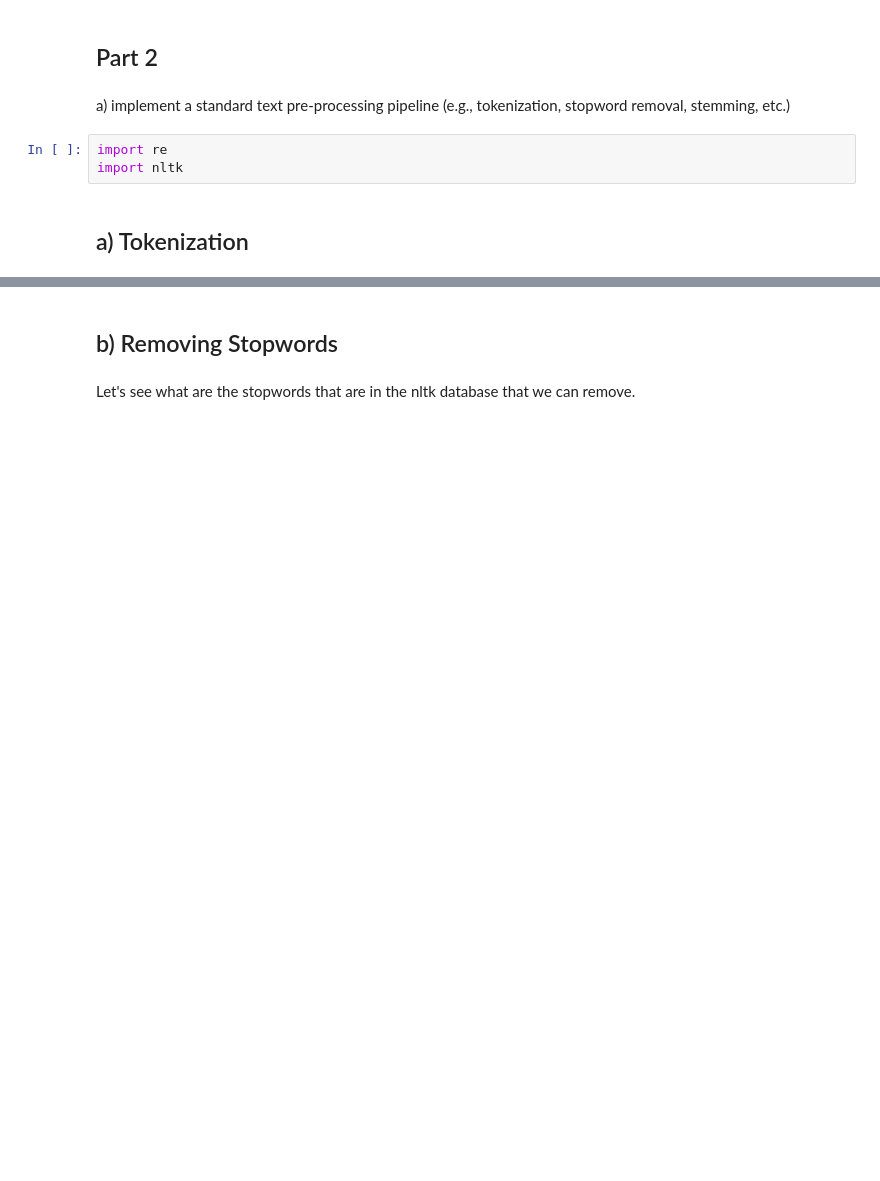
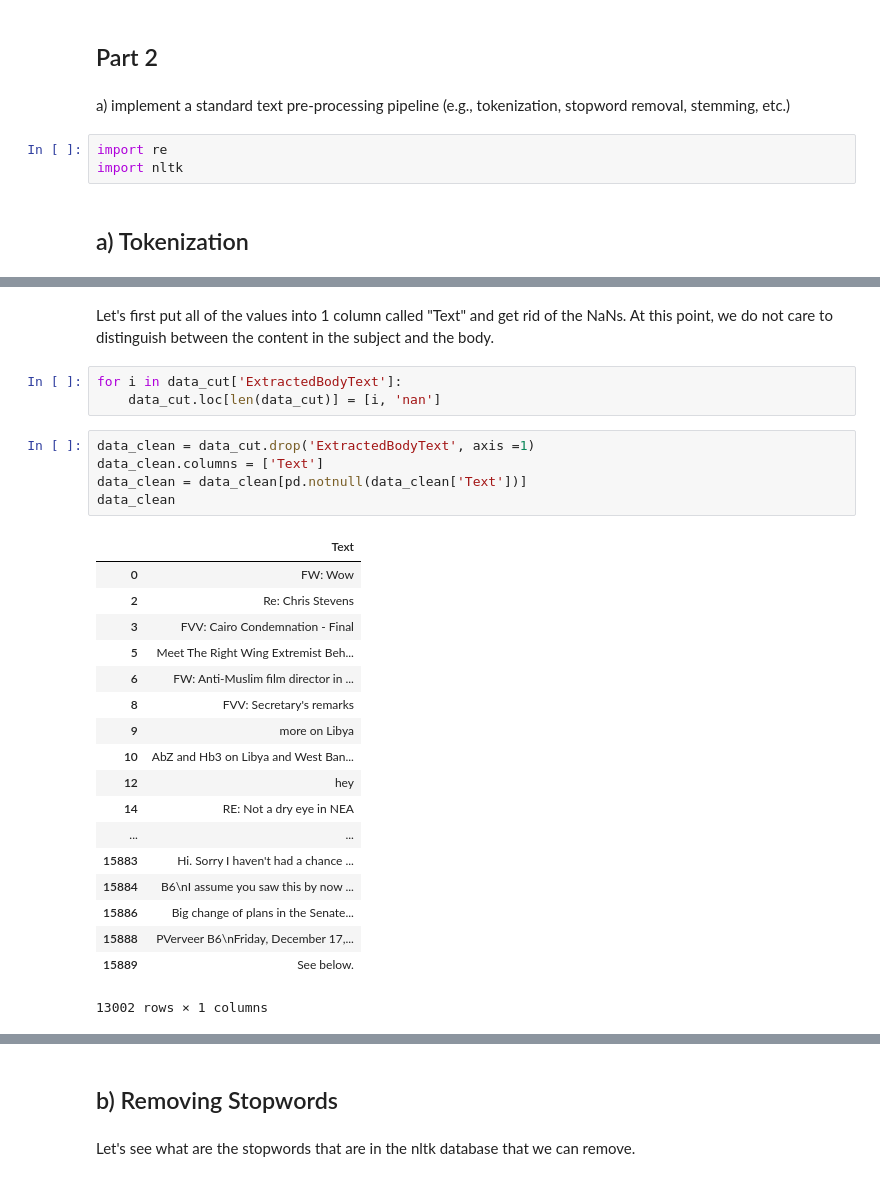
Before and after one commit to Merinorus/adaisawesome, a Jupyter notebook: Homework/05 - Taming Text/HW05_awesometeam_Q1.ipynb, the cells around one changed output, grey strips where cells are left out. Saved outputs shown, nothing was run; the diff lists cells and outputs as text; blank space fills up the shorter version.

```diff
--- a/Homework/05 - Taming Text/HW05_awesometeam_Q1.ipynb
+++ b/Homework/05 - Taming Text/HW05_awesometeam_Q1.ipynb
@@ -109,0 +82,29 @@ data_clean
+# %% [markdown]
+Let's first put all of the values into 1 column called "Text" and get rid of the NaNs. At this point, we do not care to distinguish between the content in the subject and the body.
+# %%
+for i in data_cut['ExtractedBodyText']:
+    data_cut.loc[len(data_cut)] = [i, 'nan']
+# %%
+data_clean = data_cut.drop('ExtractedBodyText', axis =1)
+data_clean.columns = ['Text']
+data_clean = data_clean[pd.notnull(data_clean['Text'])]
+data_clean
+# %% [output]
+|  | Text |
+| 0 | FW: Wow |
+| 2 | Re: Chris Stevens |
+| 3 | FVV: Cairo Condemnation - Final |
+| 5 | Meet The Right Wing Extremist Beh... |
+| 6 | FW: Anti-Muslim film director in ... |
+| 8 | FVV: Secretary's remarks |
+| 9 | more on Libya |
+| 10 | AbZ and Hb3 on Libya and West Ban... |
+| 12 | hey |
+| 14 | RE: Not a dry eye in NEA |
+| ... | ... |
+| 15883 | Hi. Sorry I haven't had a chance ... |
+| 15884 | B6\nI assume you saw this by now ... |
+| 15886 | Big change of plans in the Senate... |
+| 15888 | PVerveer B6\nFriday, December 17,... |
+| 15889 | See below. |
+13002 rows × 1 columns
```
Also changed, not shown: parts of 21 cells of this notebook, 2 other files.
